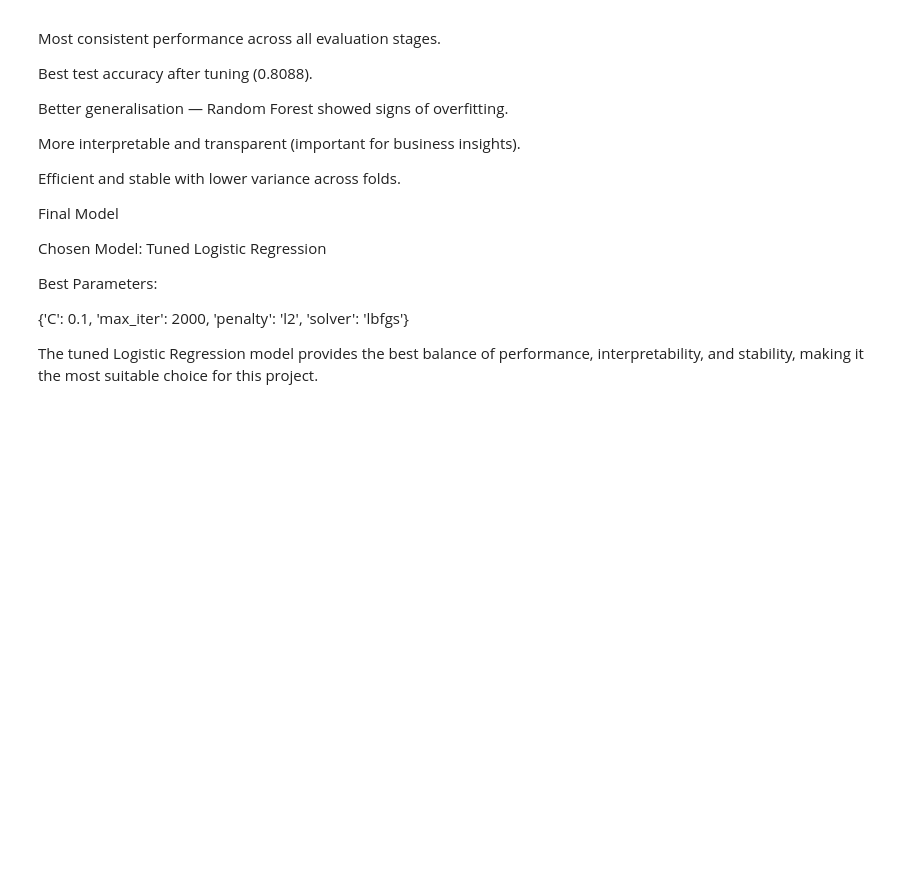
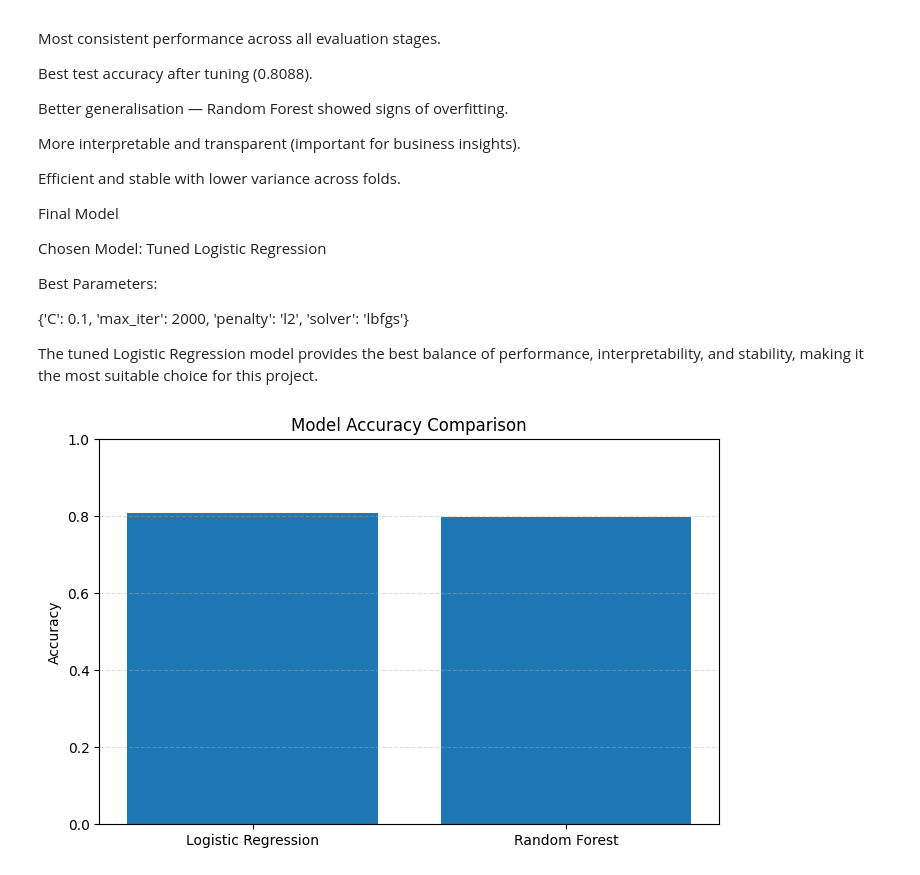
Before and after one commit to nafizzaman/Customer-Churn-Analysis, a Jupyter notebook: scripts/03-model.ipynb, the cells around one changed output. Cells and saved outputs as stored; diff of their text form; code cells hidden in the pictures; blank space fills up the shorter version.

Commit message:
Step 11: Added model accuracy Comparison, Random Forest Feature Importance and Confusion Matrices plots for model evaluation.

```diff
--- a/scripts/03-model.ipynb
+++ b/scripts/03-model.ipynb
@@ -284,3 +244,21 @@ Best Parameters:
 
 
 The tuned Logistic Regression model provides the best balance of performance, interpretability, and stability, making it the most suitable choice for this project.
+# %%
+acc_log = best_log_reg.score(x_test_scaled, y_test)
+acc_rf = best_rf.score(x_test, y_test)
+
+models = ["Logistic Regression", "Random Forest"]
+accuracies = [acc_log, acc_rf]
+
+plt.figure(figsize=(8,5))
+plt.bar(models, accuracies)
+plt.title("Model Accuracy Comparison")
+plt.ylabel("Accuracy")
+plt.ylim(0, 1)
+plt.grid(axis='y', linestyle='--', alpha=0.4)
+
+plt.savefig("../visuals/model_plots/model_accuracy_comparison.png")
+plt.show()
+# %% [output]
+[figure, added]
```
Also changed, not shown: parts of 7 cells of this notebook, 4 other files.
